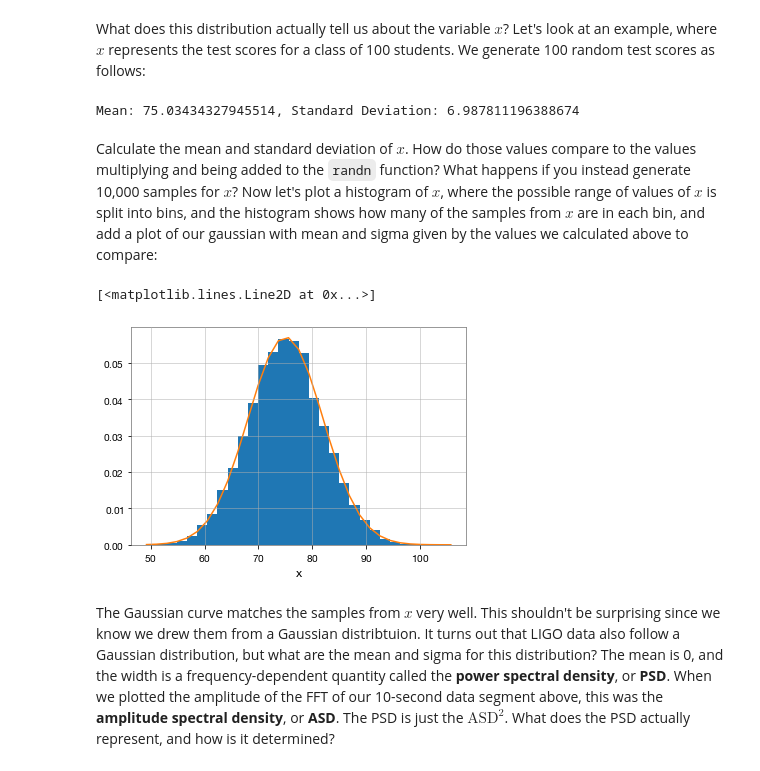
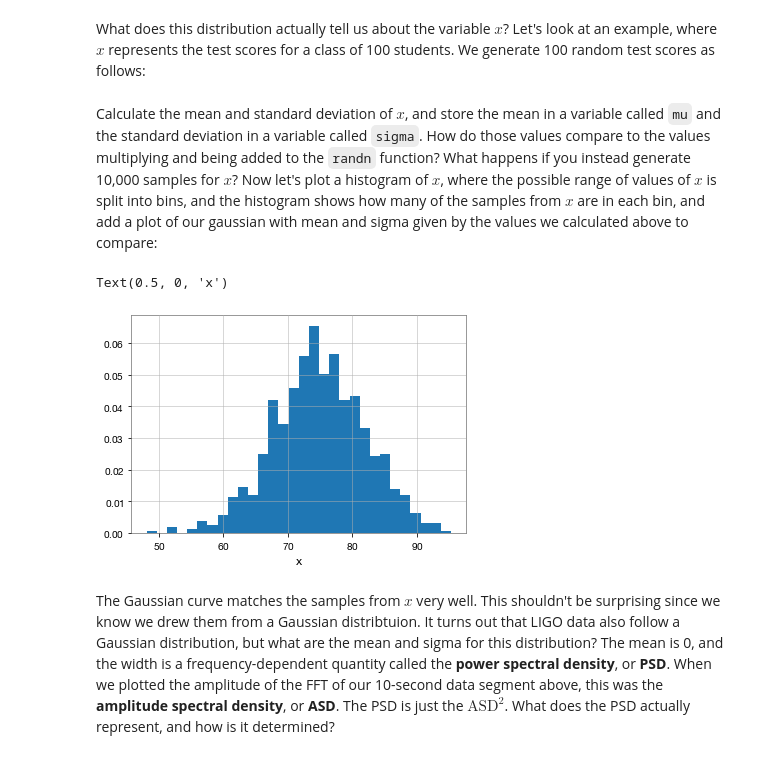
Before and after one commit to asb5468/warrior_scholars, a Jupyter notebook: working_with_LIGO_data.ipynb, the cells around one changed output. Saved outputs shown, nothing was run; the diff lists cells and outputs as text; code cells hidden in the pictures.

```diff
--- a/working_with_LIGO_data.ipynb
+++ b/working_with_LIGO_data.ipynb
@@ -180,23 +179,16 @@ plt.legend()
 [figure]
 # %% [markdown]
 What does this distribution actually tell us about the variable $x$? Let's look at an example, where $x$ represents the test scores for a class of 100 students. We generate 100 random test scores as follows:
-# %%
-x = np.random.randn(10000)*7+75
-mu = np.mean(x)
-sigma = np.std(x)
-print('Mean: {}, Standard Deviation: {}'.format(mu, sigma))
-# %% [output]
-Mean: 75.03434327945514, Standard Deviation: 6.987811196388674
+# %%
+x = np.random.randn(1000)*7+75
 # %% [markdown]
-Calculate the mean and standard deviation of $x$. How do those values compare to the values multiplying and being added to the `randn` function? What happens if you instead generate 10,000 samples for $x$? Now let's plot a histogram of $x$, where the possible range of values of $x$ is split into bins, and the histogram shows how many of the samples from $x$ are in each bin, and add a plot of our gaussian with mean and sigma given by the values we calculated above to compare:
+Calculate the mean and standard deviation of $x$, and store the mean in a variable called `mu` and the standard deviation in a variable called `sigma`. How do those values compare to the values multiplying and being added to the `randn` function? What happens if you instead generate 10,000 samples for $x$? Now let's plot a histogram of $x$, where the possible range of values of $x$ is split into bins, and the histogram shows how many of the samples from $x$ are in each bin, and add a plot of our gaussian with mean and sigma given by the values we calculated above to compare:
 # %%
 hist, bins, _ = plt.hist(x, bins=30, density=True)
 plt.xlabel('x')
-px = gaussian(bins, mu, sigma)
-plt.plot(bins, px)
 # %% [output]
-[<matplotlib.lines.Line2D at 0x...>]
+Text(0.5, 0, 'x')
-[figure, old version]
+[figure, new version]
 # %% [markdown]
 The Gaussian curve matches the samples from $x$ very well. This shouldn't be surprising since we know we drew them from a Gaussian distribtuion. It turns out that LIGO data also follow a Gaussian distribution, but what are the mean and sigma for this distribution? The mean is 0, and the width is a frequency-dependent quantity called the **power spectral density**, or **PSD**. When we plotted the amplitude of the FFT of our 10-second data segment above, this was the **amplitude spectral density**, or **ASD**. The PSD is just the $\mathrm{ASD^{2}}$. What does the PSD actually represent, and how is it determined?
 # %% [markdown]
```
Also changed, not shown: parts of 7 cells of this notebook, 1 other file.
